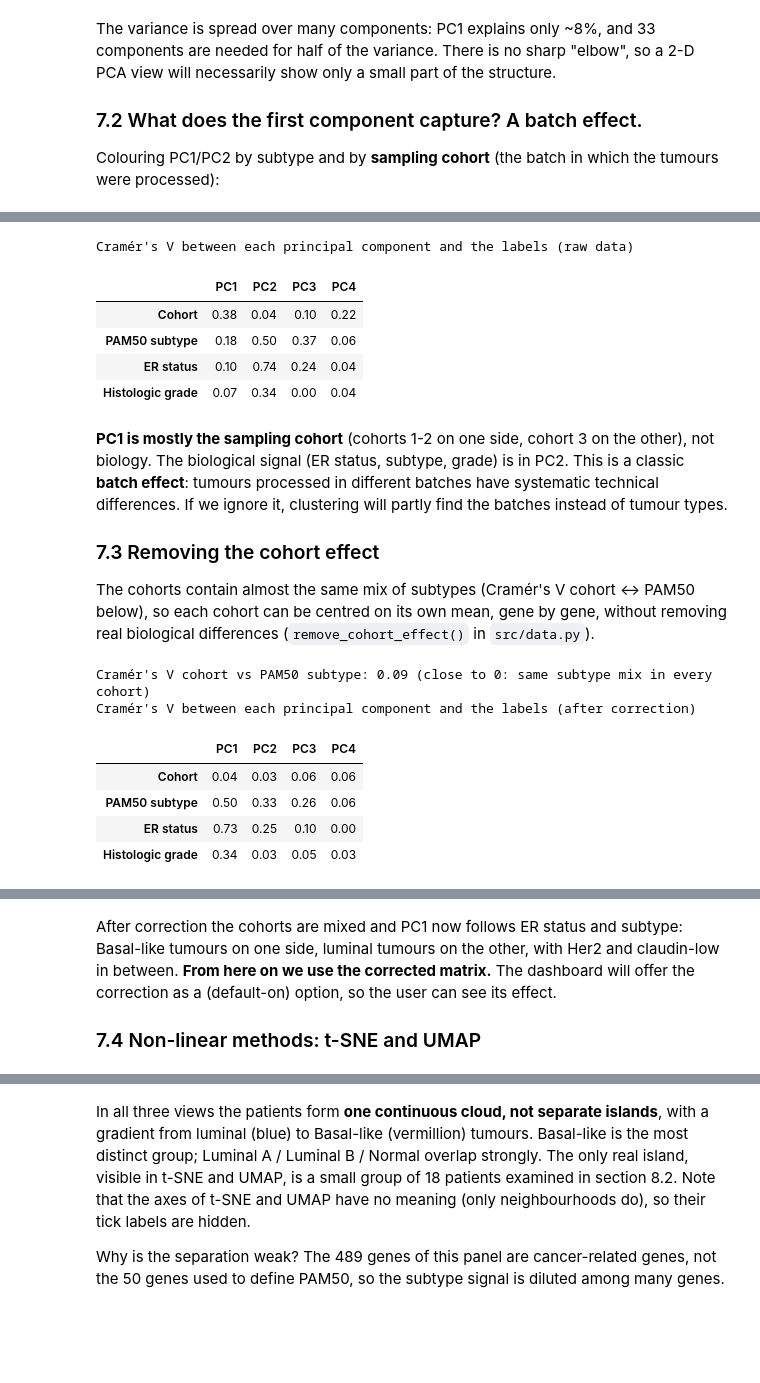
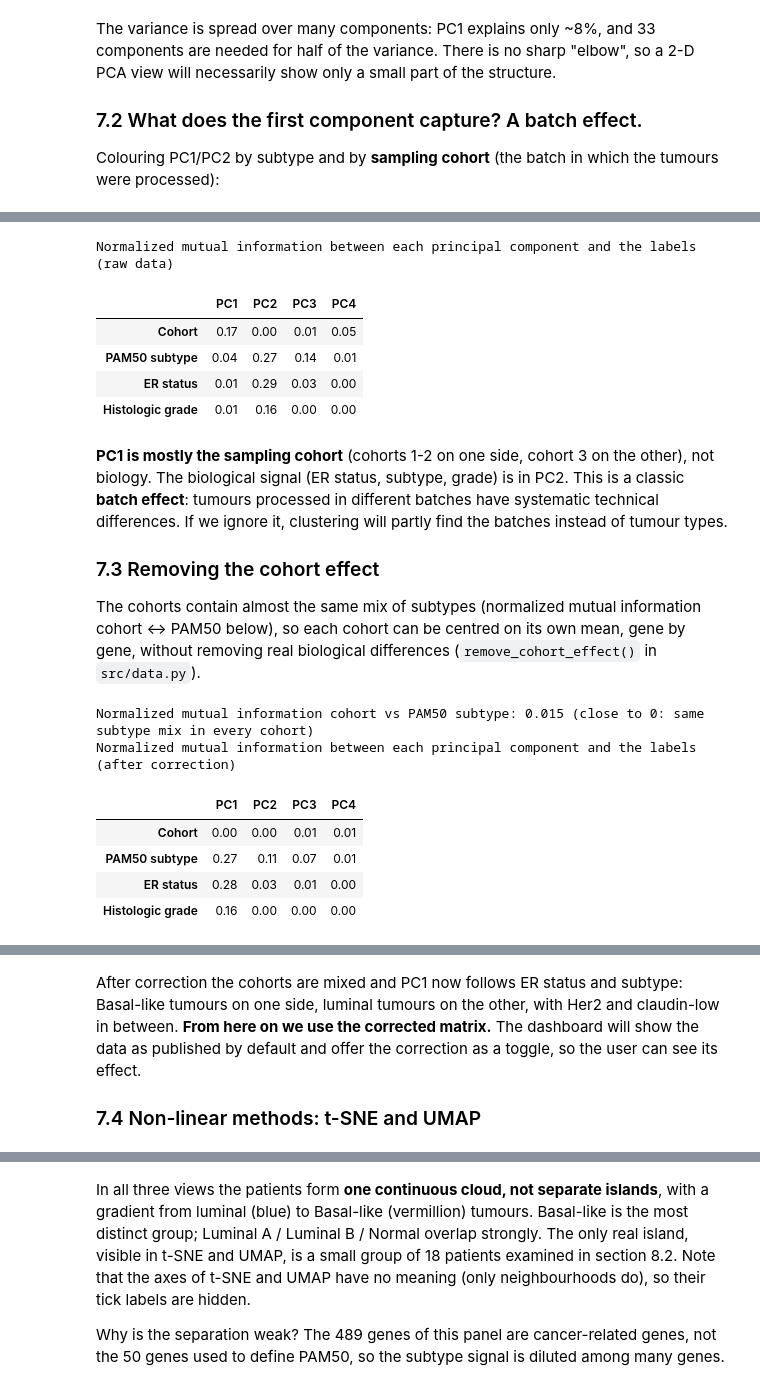
Before and after one commit to LaysLala/LDACS_Project_Information_Visualisation, a Jupyter notebook: notebooks/Exploratory.ipynb, the cells around one changed output, grey strips where cells are left out. Cells and saved outputs as stored; diff of their text form; code cells hidden in the pictures; blank space fills up the shorter version.

```diff
--- a/notebooks/Exploratory.ipynb
+++ b/notebooks/Exploratory.ipynb
@@ -607,21 +611,21 @@ pca_subtype_vs_cohort(P_raw, "PCA of the raw mRNA z-scores")
 [interactive output not drawn]
 # %%
 def pc_associations(P, n=4):
-    # Cramer's V between each PC (cut in quartiles) and a few labels
+    # normalized mutual information between each PC (cut in quartiles) and a few labels
     out = {}
     for col in ["cohort", "pam50_subtype", "er_status", "neoplasm_histologic_grade"]:
-        out[label(col)] = [stats.cramers_v(pd.qcut(P[:, i], 4, labels=False), clinical[col]) for i in range(n)]
+        out[label(col)] = [stats.mutual_information(pd.qcut(P[:, i], 4, labels=False), clinical[col]) for i in range(n)]
     return pd.DataFrame(out, index=[f"PC{i + 1}" for i in range(n)]).T.round(2)
 
-print("Cramér's V between each principal component and the labels (raw data)")
+print("Normalized mutual information between each principal component and the labels (raw data)")
 pc_associations(P_raw)
 # %% [output]
-Cramér's V between each principal component and the labels (raw data)
+Normalized mutual information between each principal component and the labels (raw data)
 |  | PC1 | PC2 | PC3 | PC4 |
-| Cohort | 0.38 | 0.04 | 0.10 | 0.22 |
-| PAM50 subtype | 0.18 | 0.50 | 0.37 | 0.06 |
-| ER status | 0.10 | 0.74 | 0.24 | 0.04 |
-| Histologic grade | 0.07 | 0.34 | 0.00 | 0.04 |
+| Cohort | 0.17 | 0.00 | 0.01 | 0.05 |
+| PAM50 subtype | 0.04 | 0.27 | 0.14 | 0.01 |
+| ER status | 0.01 | 0.29 | 0.03 | 0.00 |
+| Histologic grade | 0.01 | 0.16 | 0.00 | 0.00 |
 # %% [markdown]
 **PC1 is mostly the sampling cohort** (cohorts 1-2 on one side, cohort 3 on the
 other), not biology. The biological signal (ER status, subtype, grade) is in
@@ -631,25 +635,25 @@ find the batches instead of tumour types.
 
 ### 7.3 Removing the cohort effect
 
-The cohorts contain almost the same mix of subtypes (Cramér's V cohort <-> PAM50
+The cohorts contain almost the same mix of subtypes (normalized mutual information cohort <-> PAM50
 below), so each cohort can be centred on its own mean, gene by gene, without
 removing real biological differences (`remove_cohort_effect()` in `src/data.py`).
 # %%
-print(f"Cramér's V cohort vs PAM50 subtype: {stats.cramers_v(cohort, subtype):.2f} "
+print(f"Normalized mutual information cohort vs PAM50 subtype: {stats.mutual_information(cohort, subtype):.3f} "
       "(close to 0: same subtype mix in every cohort)")
 mrna_c = remove_cohort_effect(mrna, clinical["cohort"])
 X = mrna_c.to_numpy()                      # corrected matrix used from now on
 P, pca_c = alg.pca(X)
-print("Cramér's V between each principal component and the labels (after correction)")
+print("Normalized mutual information between each principal component and the labels (after correction)")
 pc_associations(P)
 # %% [output]
-Cramér's V cohort vs PAM50 subtype: 0.09 (close to 0: same subtype mix in every cohort)
-Cramér's V between each principal component and the labels (after correction)
+Normalized mutual information cohort vs PAM50 subtype: 0.015 (close to 0: same subtype mix in every cohort)
+Normalized mutual information between each principal component and the labels (after correction)
 |  | PC1 | PC2 | PC3 | PC4 |
-| Cohort | 0.04 | 0.03 | 0.06 | 0.06 |
-| PAM50 subtype | 0.50 | 0.33 | 0.26 | 0.06 |
-| ER status | 0.73 | 0.25 | 0.10 | 0.00 |
-| Histologic grade | 0.34 | 0.03 | 0.05 | 0.03 |
+| Cohort | 0.00 | 0.00 | 0.01 | 0.01 |
+| PAM50 subtype | 0.27 | 0.11 | 0.07 | 0.01 |
+| ER status | 0.28 | 0.03 | 0.01 | 0.00 |
+| Histologic grade | 0.16 | 0.00 | 0.00 | 0.00 |
 # %%
 pca_subtype_vs_cohort(P, "PCA after removing the cohort effect")
 # %% [output]
@@ -658,8 +662,8 @@ pca_subtype_vs_cohort(P, "PCA after removing the cohort effect")
 After correction the cohorts are mixed and PC1 now follows ER status and
 subtype: Basal-like tumours on one side, luminal tumours on the other, with
 Her2 and claudin-low in between. **From here on we use the corrected matrix.**
-The dashboard will offer the correction as a (default-on) option, so the user
-can see its effect.
+The dashboard will show the data as published by default and offer the
+correction as a toggle, so the user can see its effect.
 
 ### 7.4 Non-linear methods: t-SNE and UMAP
 # %%
```
Also changed, not shown: parts of 16 cells of this notebook, 4 other files.
